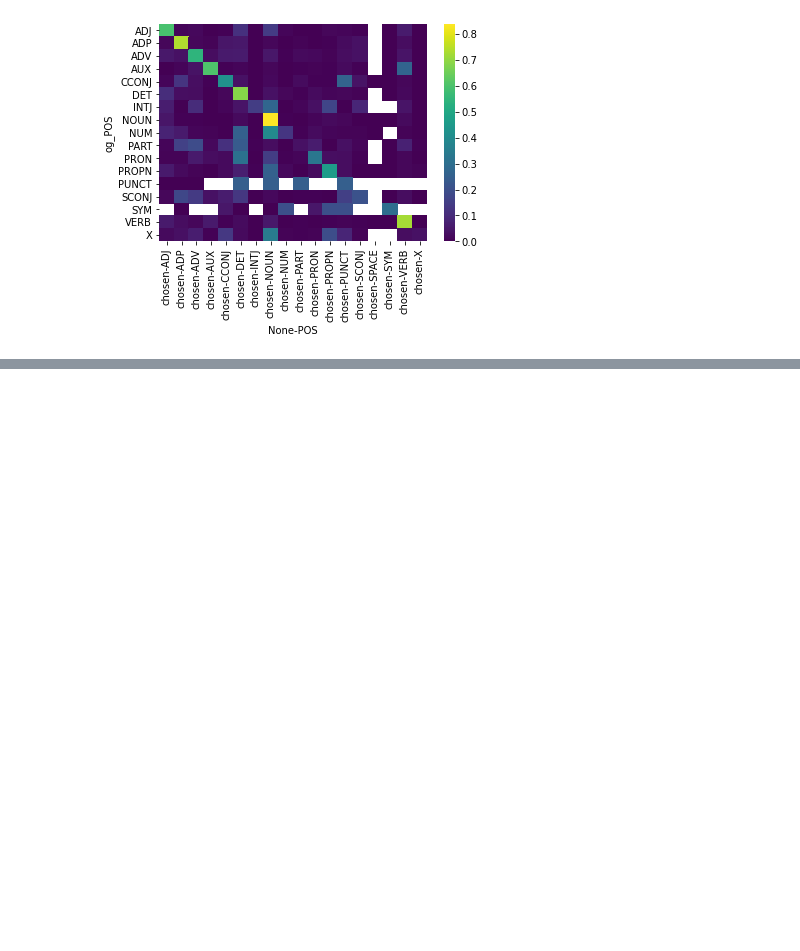
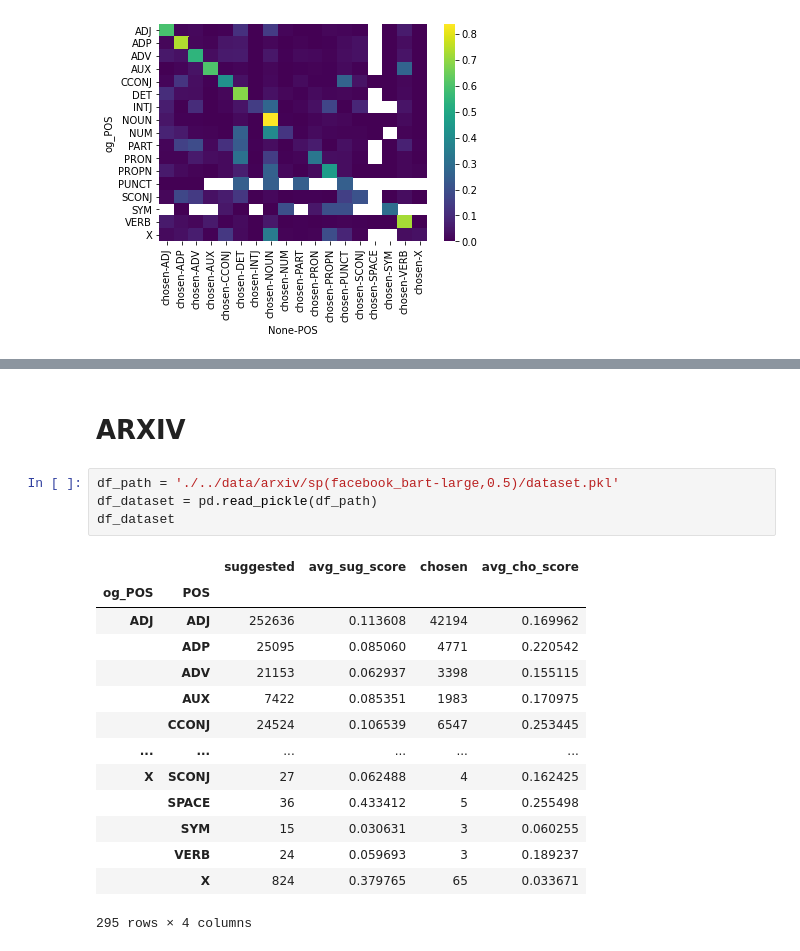
Before and after one commit to Thomas-Gottwald/Paraphraser, a Jupyter notebook: fill_mask_lm/dataset.ipynb, the cells around one changed output, grey strips where cells are left out. Cells and saved outputs as stored; diff of their text form; blank space fills up the shorter version.

```diff
--- a/fill_mask_lm/dataset.ipynb
+++ b/fill_mask_lm/dataset.ipynb
@@ -233,0 +238,21 @@ plot_POS_heatmap(df_dataset, chosen=True)
+# %% [markdown]
+# ARXIV
+# %%
+df_path = './../data/arxiv/sp(facebook_bart-large,0.5)/dataset.pkl'
+df_dataset = pd.read_pickle(df_path)
+df_dataset
+# %% [output]
+|  |  | suggested | avg_sug_score | chosen | avg_cho_score |
+| og_POS | POS |  |  |  |  |
+| ADJ | ADJ | 252636 | 0.113608 | 42194 | 0.169962 |
+|  | ADP | 25095 | 0.085060 | 4771 | 0.220542 |
+|  | ADV | 21153 | 0.062937 | 3398 | 0.155115 |
+|  | AUX | 7422 | 0.085351 | 1983 | 0.170975 |
+|  | CCONJ | 24524 | 0.106539 | 6547 | 0.253445 |
+| ... | ... | ... | ... | ... | ... |
+| X | SCONJ | 27 | 0.062488 | 4 | 0.162425 |
+|  | SPACE | 36 | 0.433412 | 5 | 0.255498 |
+|  | SYM | 15 | 0.030631 | 3 | 0.060255 |
+|  | VERB | 24 | 0.059693 | 3 | 0.189237 |
+|  | X | 824 | 0.379765 | 65 | 0.033671 |
+295 rows × 4 columns
```
Also changed, not shown: parts of 42 cells of this notebook, 4 other files.
